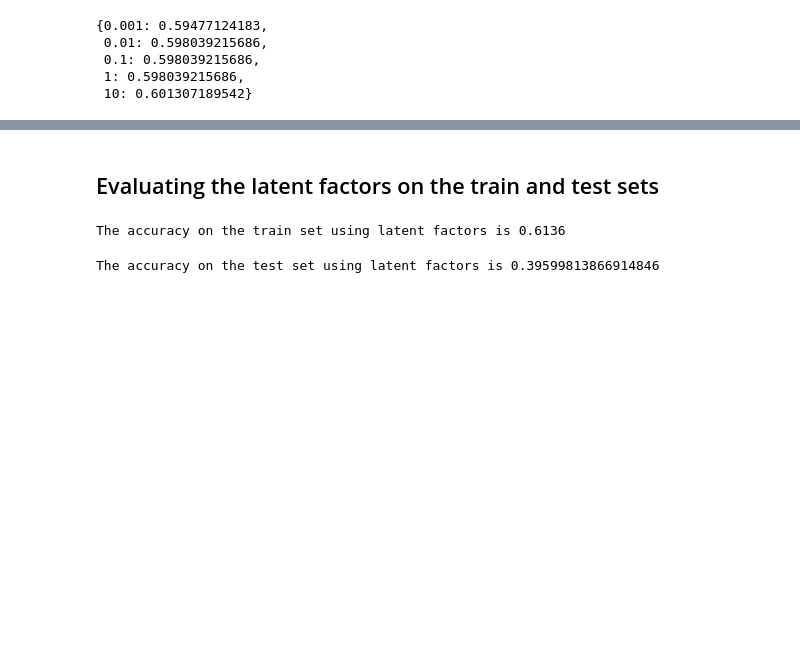
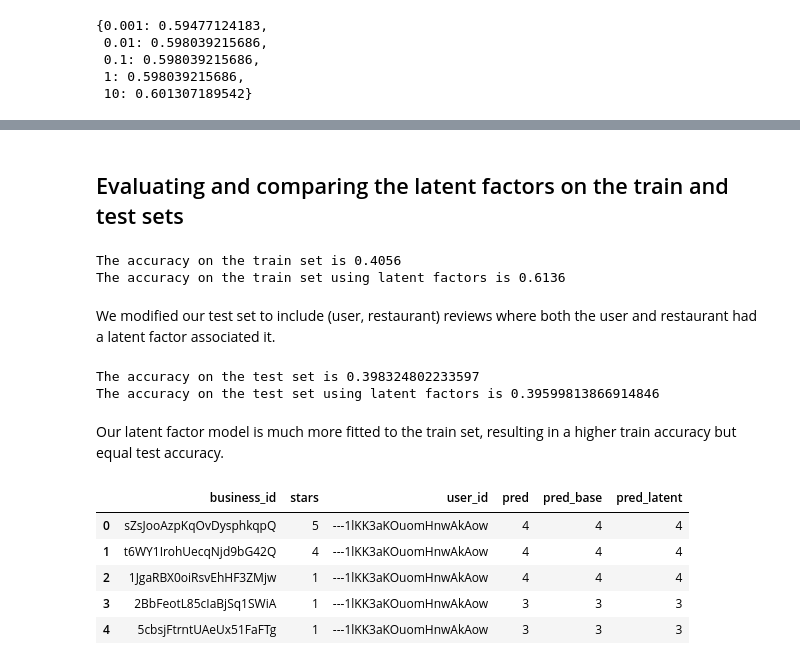
Before and after one commit to PeterAAyala/CS109aFinalProject, a Jupyter notebook: notebooks/MatrixFactorization.ipynb, the cells around one changed output, grey strips where cells are left out. Saved outputs shown, nothing was run; the diff lists cells and outputs as text; code cells hidden in the pictures; blank space fills up the shorter version.

Commit message:
Matrix Factorization

```diff
--- a/notebooks/MatrixFactorization.ipynb
+++ b/notebooks/MatrixFactorization.ipynb
@@ -481,15 +523,32 @@ def predict_all(df):
 # %% [markdown]
-## Evaluating the latent factors on the train and test sets
+## Evaluating and comparing the latent factors on the train and test sets
 # %%
 train_pred = pd.DataFrame(trimmed_train)
-train_score = predict_all(train_pred)
-print ('The accuracy on the train set using latent factors is {}'.format(train_score))
+base, latent = predict_all(train_pred)
+print ('The accuracy on the train set is {}'.format(base))
+print ('The accuracy on the train set using latent factors is {}'.format(latent))
 # %% [output]
+The accuracy on the train set is 0.4056
 The accuracy on the train set using latent factors is 0.6136
+# %% [markdown]
+We modified our test set to include (user, restaurant) reviews where both the user and restaurant had a latent factor associated it.
 # %%
 test_set_v2 = [x for x in test_set if x['business_id'] in q_item and x['user_id'] in p_user]
 test_df_v2 = pd.DataFrame(test_set_v2)
-test_score = predict_all(test_df_v2)
-print ('The accuracy on the test set using latent factors is {}'.format(test_score))
+base_test, latent_test = predict_all(test_df_v2)
+print ('The accuracy on the test set is {}'.format(base_test))
+print ('The accuracy on the test set using latent factors is {}'.format(latent_test))
 # %% [output]
+The accuracy on the test set is 0.398324802233597
 The accuracy on the test set using latent factors is 0.39599813866914846
+# %% [markdown]
+Our latent factor model is much more fitted to the train set, resulting in a higher train accuracy but equal test accuracy.
+# %%
+train_pred.head()
+# %% [output]
+|  | business_id | stars | user_id | pred | pred_base | pred_latent |
+| 0 | sZsJooAzpKqOvDysphkqpQ | 5 | ---1lKK3aKOuomHnwAkAow | 4 | 4 | 4 |
+| 1 | t6WY1IrohUecqNjd9bG42Q | 4 | ---1lKK3aKOuomHnwAkAow | 4 | 4 | 4 |
+| 2 | 1JgaRBX0oiRsvEhHF3ZMjw | 1 | ---1lKK3aKOuomHnwAkAow | 4 | 4 | 4 |
+| 3 | 2BbFeotL85cIaBjSq1SWiA | 1 | ---1lKK3aKOuomHnwAkAow | 3 | 3 | 3 |
+| 4 | 5cbsjFtrntUAeUx51FaFTg | 1 | ---1lKK3aKOuomHnwAkAow | 3 | 3 | 3 |
```
Also changed, not shown: parts of 18 cells of this notebook, 5 other files.
